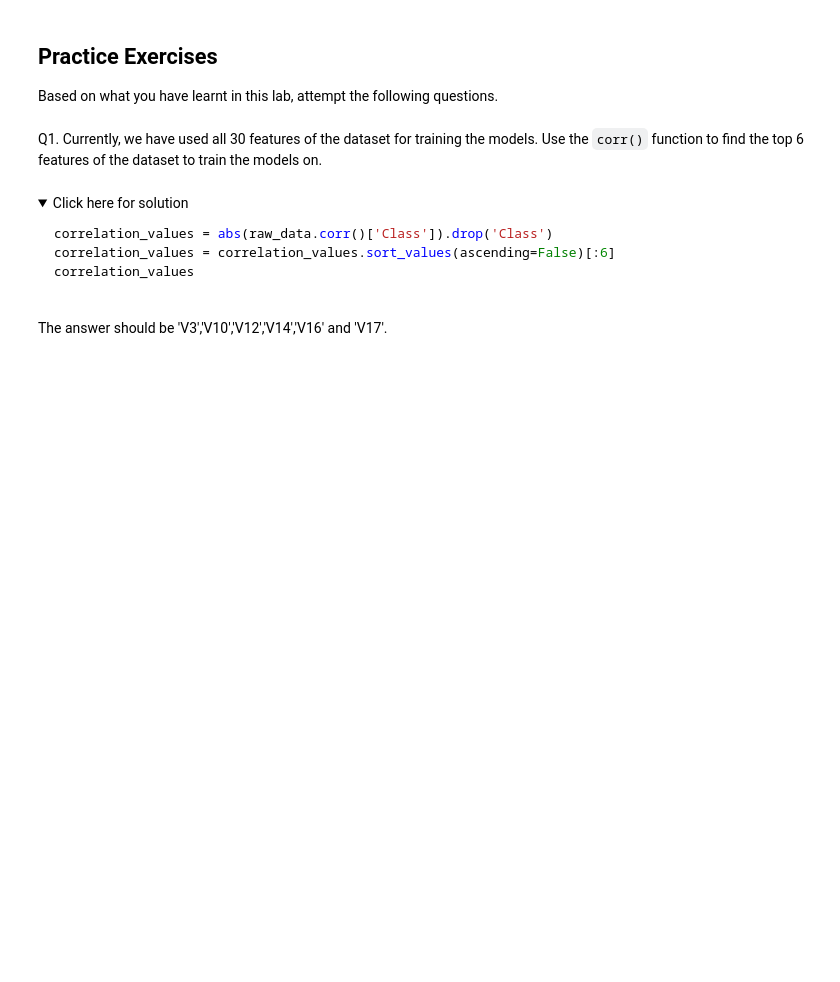
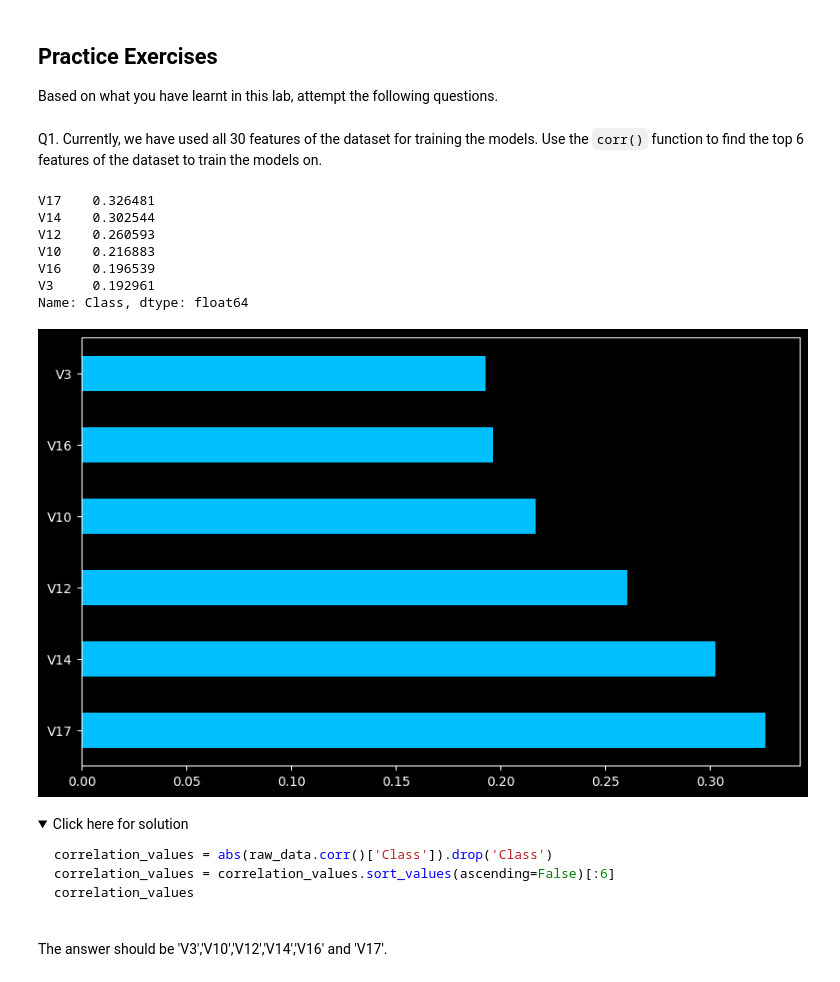
Before and after one commit to hugosouto/coursera-ibm-ai-engineering-specialization, a Jupyter notebook: course-1-machine-learning-with-python/7_Decision_tree_SVM_ccFraud.ipynb, the cells around one changed output. Drawn from its saved outputs; the diff is of its cells as text; code cells hidden in the pictures; folded sections open; blank space fills up the shorter version.

```diff
--- a/course-1-machine-learning-with-python/7_Decision_tree_SVM_ccFraud.ipynb
+++ b/course-1-machine-learning-with-python/7_Decision_tree_SVM_ccFraud.ipynb
@@ -214,10 +224,19 @@ Based on what you have learnt in this lab, attempt the following questions.
 # %% [markdown]
 Q1. Currently, we have used all 30 features of the dataset for training the models. Use the `corr()` function to find the top 6 features of the dataset to train the models on.
 # %%
-# your code goes here
-correlation_values = abs(....corr()['Class']).drop('Class')
-correlation_values = correlation_values.sort_values(ascending=False)[...]
+correlation_values = abs(raw_data.corr()['Class']).drop('Class')
+correlation_values = correlation_values.sort_values(ascending=False)[:6]
+correlation_values.plot(kind='barh', figsize=(10, 6), color='deepskyblue')
 correlation_values
+# %% [output]
+V17    0.326481
+V14    0.302544
+V12    0.260593
+V10    0.216883
+V16    0.196539
+V3     0.192961
+Name: Class, dtype: float64
+[figure, added]
 # %% [markdown]
 <details><summary>Click here for solution</summary>
 
```
Also changed, not shown: parts of 9 cells of this notebook.
